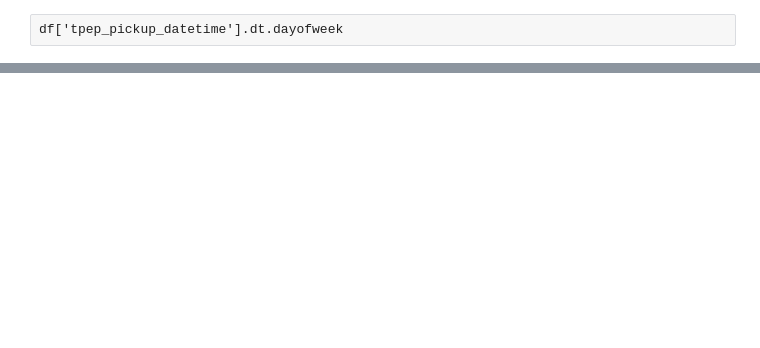
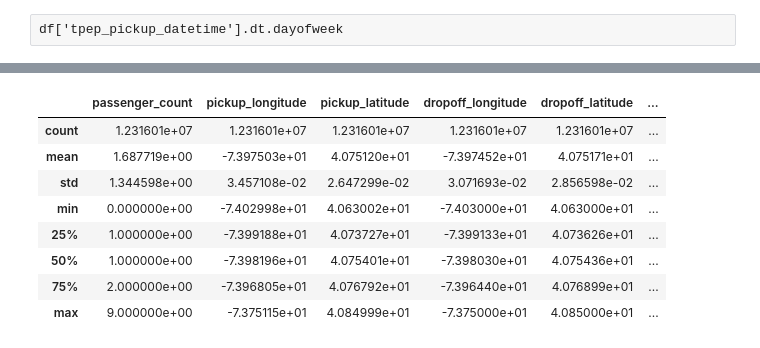
Before and after one commit to lingyielia/YellowTaxi, a Jupyter notebook: 1-data_prep_taxi.ipynb, the cells around one changed output, grey strips where cells are left out. Cells and saved outputs as stored; diff of their text form; code cells hidden in the pictures; blank space fills up the shorter version.

```diff
--- a/1-data_prep_taxi.ipynb
+++ b/1-data_prep_taxi.ipynb
@@ -38,0 +56,3 @@ df.head()
+# %%
+df.reset_index(inplace=True)
+df.head()
@@ -101,5 +209,8 @@ df['timerange'].unique()
 #12 hours: 12*60*60=43200
 df = df[df['timerange'] > 10]
 df = df[df['timerange'] < 43200]
+# %%
+#this column is generated for merging with FHV data
+df['day_and_hour'] = df['days_in_month'].astype(str) + df['hour'].astype(str)
 # %%
 df.describe()
@@ -118,0 +242,12 @@ df['tpep_pickup_datetime'].dt.date
+# %%
+df.reset_index(drop=True, inplace=True)
+# %%
+#add a column of geohash to dataframe
+geo = {}
+for i in range(len(df)):
+    value = ghh.encode(df.pickup_longitude.iloc[i], df.pickup_latitude.iloc[i], precision=5)
+    geo[i] = value
+s = pd.Series(geo, name='geohash')
+geo = pd.DataFrame(s)
+df = df.merge(geo, left_index=True, right_index=True)
+df.head()
@@ -118,0 +261,12 @@ df['tpep_pickup_datetime'].dt.date
+# %%
+df.describe()
+# %% [output]
+|  | passenger_count | pickup_longitude | pickup_latitude | dropoff_longitude | dropoff_latitude | ... |
+| count | 1.231601e+07 | 1.231601e+07 | 1.231601e+07 | 1.231601e+07 | 1.231601e+07 | ... |
+| mean | 1.687719e+00 | -7.397503e+01 | 4.075120e+01 | -7.397452e+01 | 4.075171e+01 | ... |
+| std | 1.344598e+00 | 3.457108e-02 | 2.647299e-02 | 3.071693e-02 | 2.856598e-02 | ... |
+| min | 0.000000e+00 | -7.402998e+01 | 4.063002e+01 | -7.403000e+01 | 4.063000e+01 | ... |
+| 25% | 1.000000e+00 | -7.399188e+01 | 4.073727e+01 | -7.399133e+01 | 4.073626e+01 | ... |
+| 50% | 1.000000e+00 | -7.398196e+01 | 4.075401e+01 | -7.398030e+01 | 4.075436e+01 | ... |
+| 75% | 2.000000e+00 | -7.396805e+01 | 4.076792e+01 | -7.396440e+01 | 4.076899e+01 | ... |
+| max | 9.000000e+00 | -7.375115e+01 | 4.084999e+01 | -7.375000e+01 | 4.085000e+01 | ... |
```
Also changed, not shown: parts of 34 cells of this notebook.
